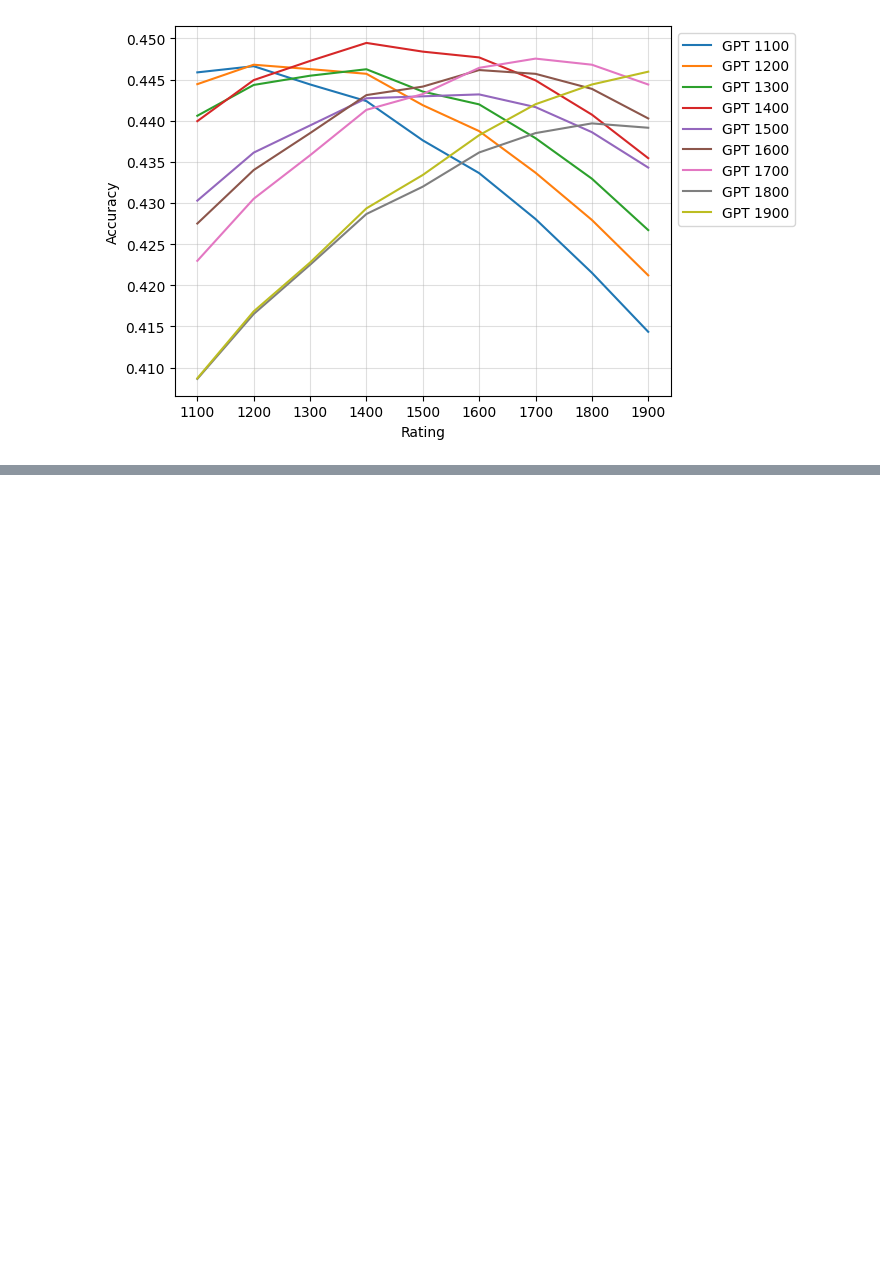
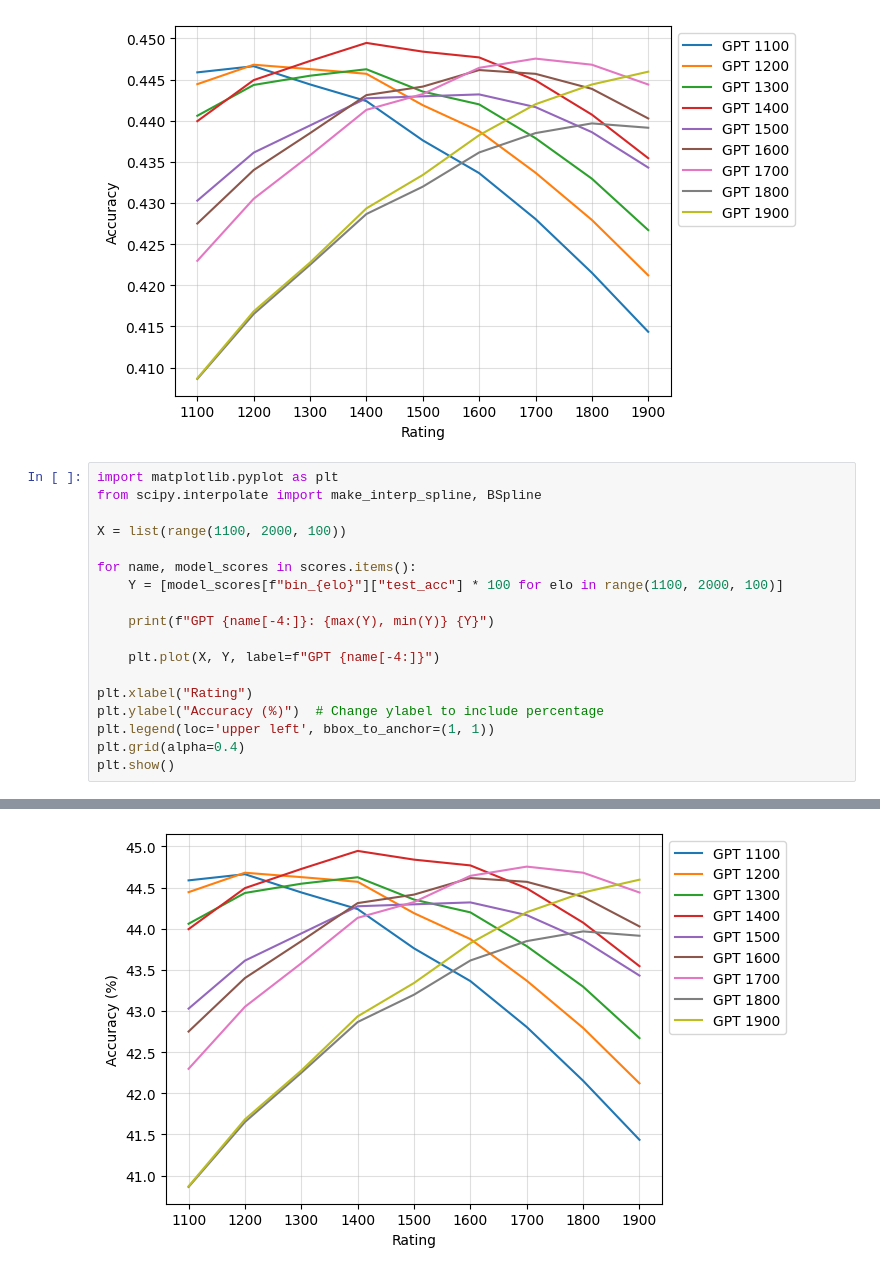
Before and after one commit to Kamil2601/nanoGPT-chess, a Jupyter notebook: elo_bins_training.ipynb, the cells around one changed output, grey strips where cells are left out. Cells and saved outputs as stored; diff of their text form; blank space fills up the shorter version.

```diff
--- a/elo_bins_training.ipynb
+++ b/elo_bins_training.ipynb
@@ -200,3 +212,22 @@ plt.show()
 # plt.show()
 # %% [output]
 [figure]
+# %%
+import matplotlib.pyplot as plt
+from scipy.interpolate import make_interp_spline, BSpline
+
+X = list(range(1100, 2000, 100))
+
+for name, model_scores in scores.items():
+    Y = [model_scores[f"bin_{elo}"]["test_acc"] * 100 for elo in range(1100, 2000, 100)]
+
+    print(f"GPT {name[-4:]}: {max(Y), min(Y)} {Y}")
+
+    plt.plot(X, Y, label=f"GPT {name[-4:]}")
+
+plt.xlabel("Rating")
+plt.ylabel("Accuracy (%)")  # Change ylabel to include percentage
+plt.legend(loc='upper left', bbox_to_anchor=(1, 1))
+plt.grid(alpha=0.4)
+plt.show()
+# %% [output]
@@ -202,0 +243 @@ plt.show()
+[figure, added]
```
Also changed, not shown: parts of 3 cells of this notebook, 3 other files.
